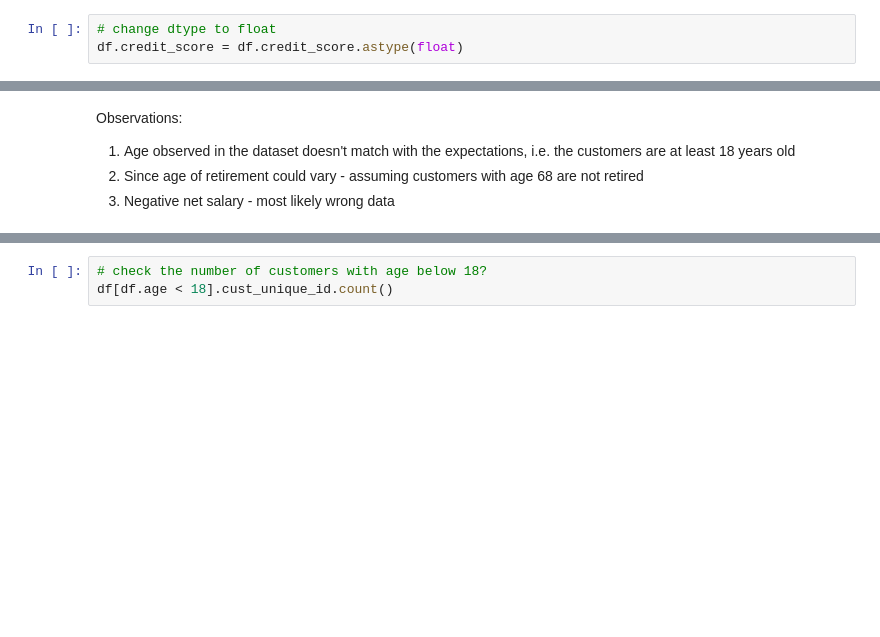
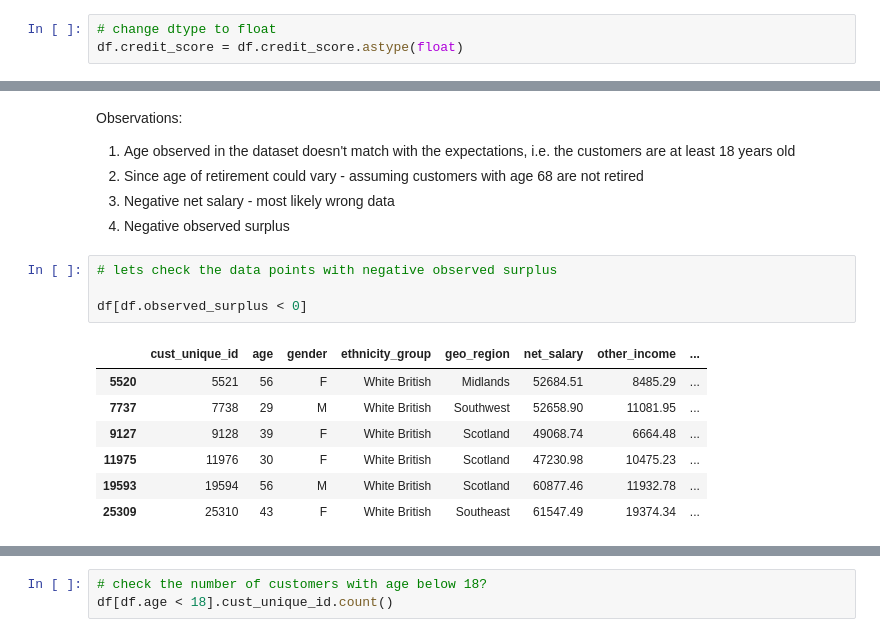
Before and after one commit to hasibahmed/exercise, a Jupyter notebook: technical_exercise/1.clean_dataset.ipynb, the cells around one changed output, grey strips where cells are left out. Drawn from its saved outputs; the diff is of its cells as text; blank space fills up the shorter version.

```diff
--- a/technical_exercise/1.clean_dataset.ipynb
+++ b/technical_exercise/1.clean_dataset.ipynb
@@ -130,3 +130,16 @@ Observations:
 1. Age observed in the dataset doesn't match with the expectations, i.e. the customers are at least 18 years old
 2. Since age of retirement could vary - assuming customers with age 68 are not retired
 3. Negative net salary - most likely wrong data
+4. Negative observed surplus
+# %%
+# lets check the data points with negative observed surplus
+
+df[df.observed_surplus < 0]
+# %% [output]
+|  | cust_unique_id | age | gender | ethnicity_group | geo_region | net_salary | other_income | ... |
+| 5520 | 5521 | 56 | F | White British | Midlands | 52684.51 | 8485.29 | ... |
+| 7737 | 7738 | 29 | M | White British | Southwest | 52658.90 | 11081.95 | ... |
+| 9127 | 9128 | 39 | F | White British | Scotland | 49068.74 | 6664.48 | ... |
+| 11975 | 11976 | 30 | F | White British | Scotland | 47230.98 | 10475.23 | ... |
+| 19593 | 19594 | 56 | M | White British | Scotland | 60877.46 | 11932.78 | ... |
+| 25309 | 25310 | 43 | F | White British | Southeast | 61547.49 | 19374.34 | ... |
```
Also changed, not shown: parts of 8 cells of this notebook, 1 other file.
